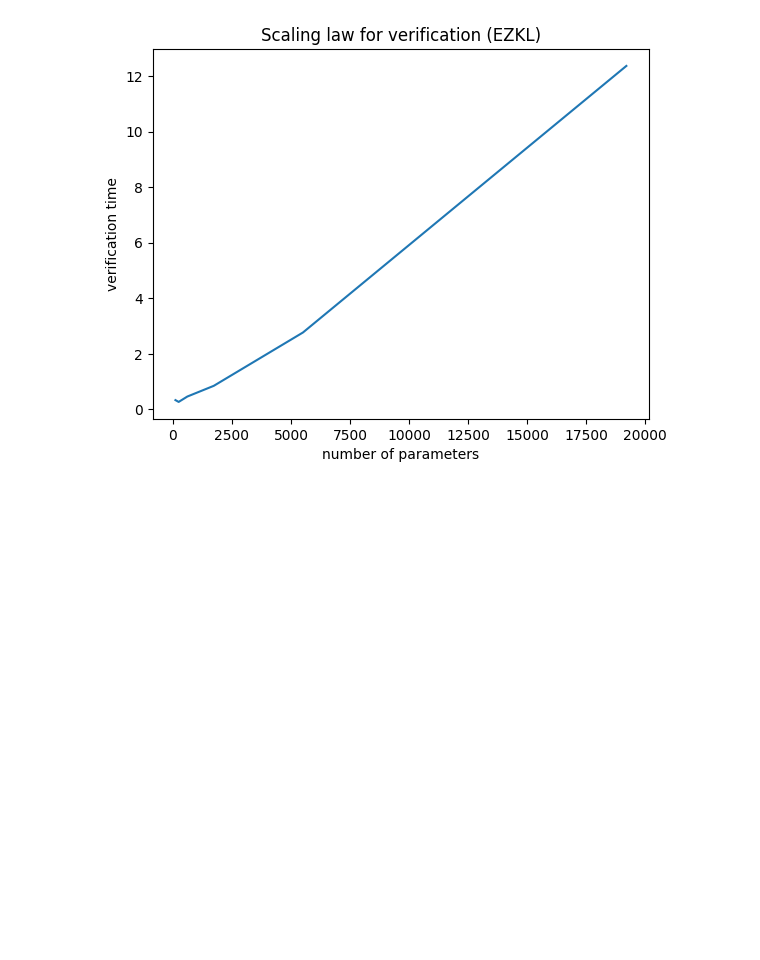
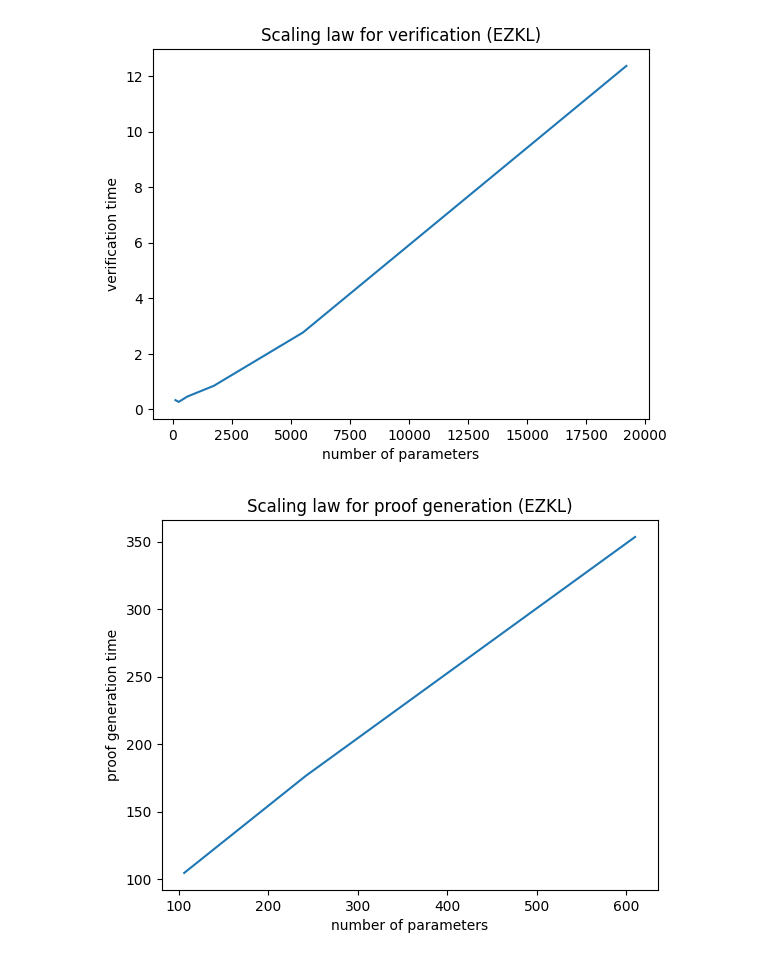
Before and after one commit to saeyoon17/zk-models, a Jupyter notebook: scaling_law_plot.ipynb, the cells around one changed output. Drawn from its saved outputs; the diff is of its cells as text; code cells hidden in the pictures; blank space fills up the shorter version.

Commit message:
circom time plot

```diff
--- a/scaling_law_plot.ipynb
+++ b/scaling_law_plot.ipynb
@@ -152,0 +191,14 @@ verify_scaling_law_plot(sizes, times)
+# %%
+result_4 = parse(circom_hidden_4_result)
+result_8 = parse(circom_hidden_8_result)
+result_16 = parse(circom_hidden_16_result)
+sizes = []
+times = []
+for result in [result_4, result_8, result_16]:
+    sizes.append(result['num_params'])
+    time = result['witness_generation_time'] + result['proof_generation_time']
+    times.append(time)
+
+proof_scaling_law_plot(sizes, times)
+# %% [output]
+[figure, added]
```
Also changed, not shown: parts of 3 cells of this notebook, 2 other files.
